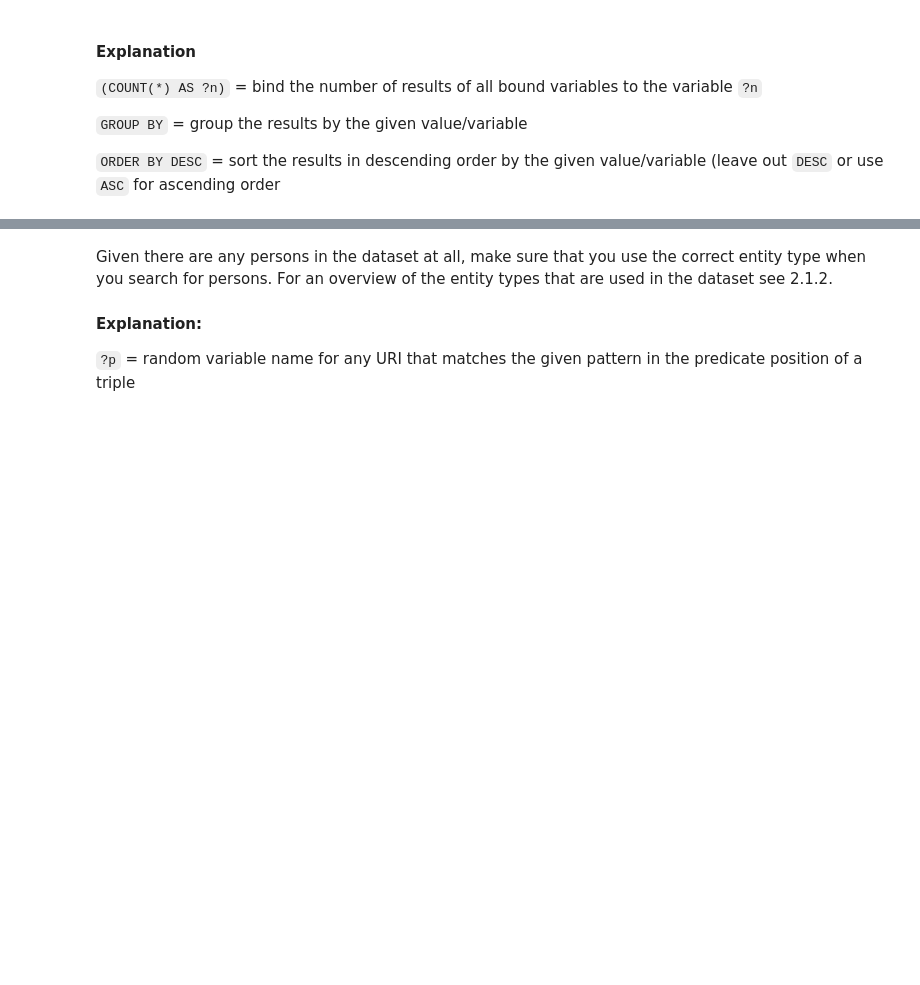
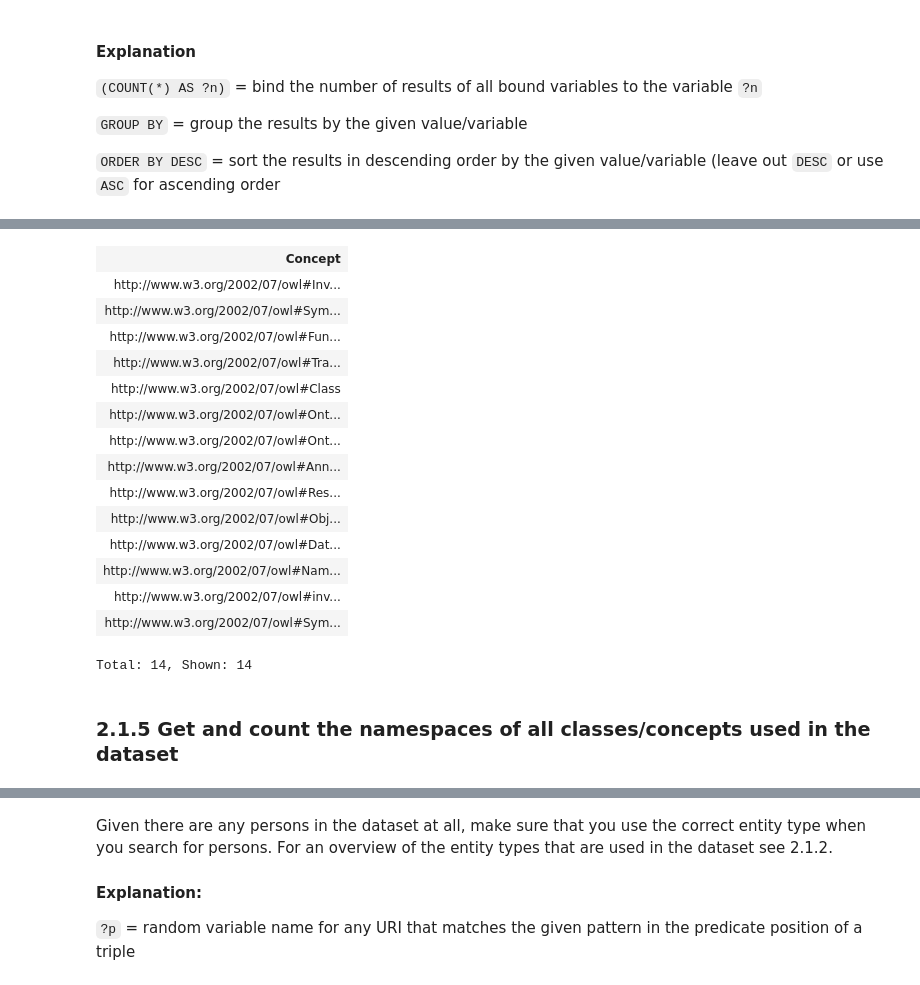
Before and after one commit to musicEnfanthen/music21playground, a Jupyter notebook: Linked Data and Music - SPARQL Exercises.ipynb, the cells around one changed output, grey strips where cells are left out. Drawn from its saved outputs; the diff is of its cells as text; code cells hidden in the pictures; blank space fills up the shorter version.

```diff
--- a/Linked Data and Music - SPARQL Exercises.ipynb
+++ b/Linked Data and Music - SPARQL Exercises.ipynb
@@ -208,0 +247,38 @@ Total: 35, Shown: 20
+# %%
+PREFIX doremus: <http://data.doremus.org/ontology#>
+PREFIX ecrm: <http://erlangen-crm.org/current/>
+PREFIX foaf: <http://xmlns.com/foaf/0.1/>
+PREFIX mo: <http://purl.org/ontology/mo/>
+PREFIX owl: <http://www.w3.org/2002/07/owl#>
+PREFIX prov: <http://www.w3.org/ns/prov#>
+PREFIX rdf: <http://www.w3.org/1999/02/22-rdf-syntax-ns#>
+PREFIX rdfs: <http://www.w3.org/2000/01/rdf-schema#>
+
+
+SELECT DISTINCT ?Concept
+WHERE {
+
+     [] a ?Concept .
+     FILTER( STRSTARTS(STR(?Concept),str(owl:)) )
+
+}
+LIMIT 50
+# %% [output]
+| Concept |
+| http://www.w3.org/2002/07/owl#Inv... |
+| http://www.w3.org/2002/07/owl#Sym... |
+| http://www.w3.org/2002/07/owl#Fun... |
+| http://www.w3.org/2002/07/owl#Tra... |
+| http://www.w3.org/2002/07/owl#Class |
+| http://www.w3.org/2002/07/owl#Ont... |
+| http://www.w3.org/2002/07/owl#Ont... |
+| http://www.w3.org/2002/07/owl#Ann... |
+| http://www.w3.org/2002/07/owl#Res... |
+| http://www.w3.org/2002/07/owl#Obj... |
+| http://www.w3.org/2002/07/owl#Dat... |
+| http://www.w3.org/2002/07/owl#Nam... |
+| http://www.w3.org/2002/07/owl#inv... |
+| http://www.w3.org/2002/07/owl#Sym... |
+Total: 14, Shown: 14
+# %% [markdown]
+### 2.1.5 Get and count the namespaces of all classes/concepts used in the dataset
```
Also changed, not shown: parts of 54 cells of this notebook.
